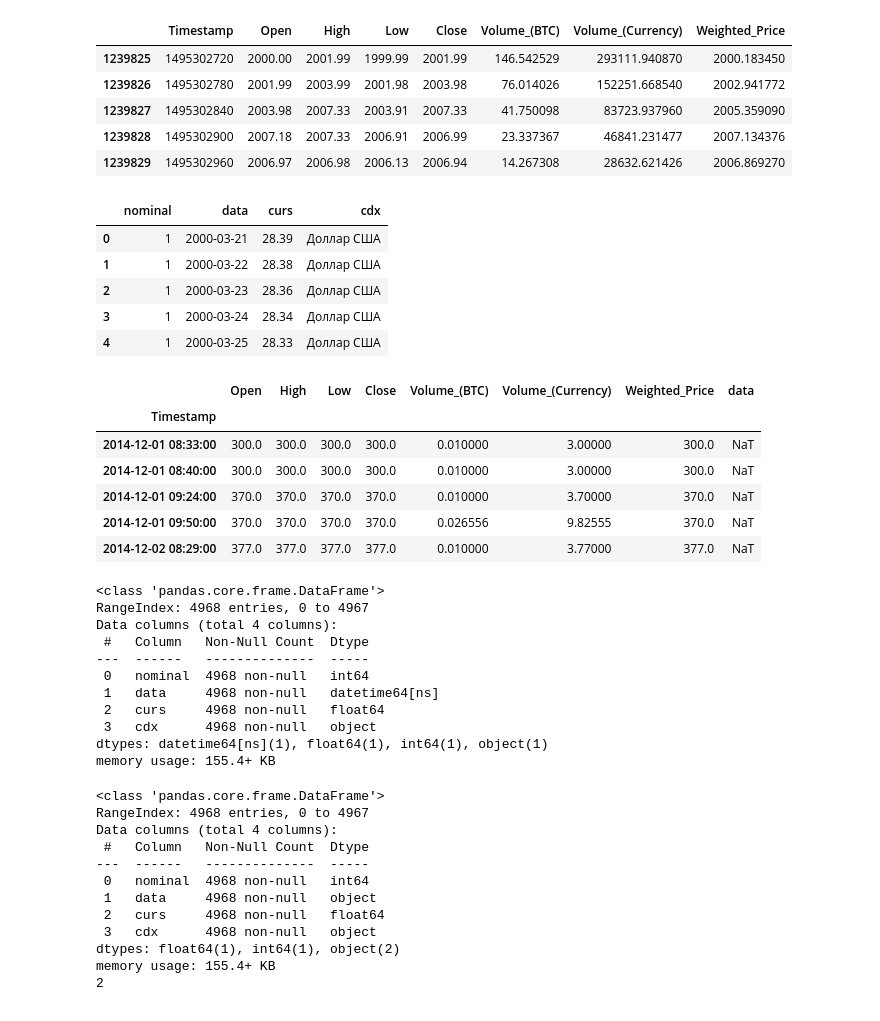
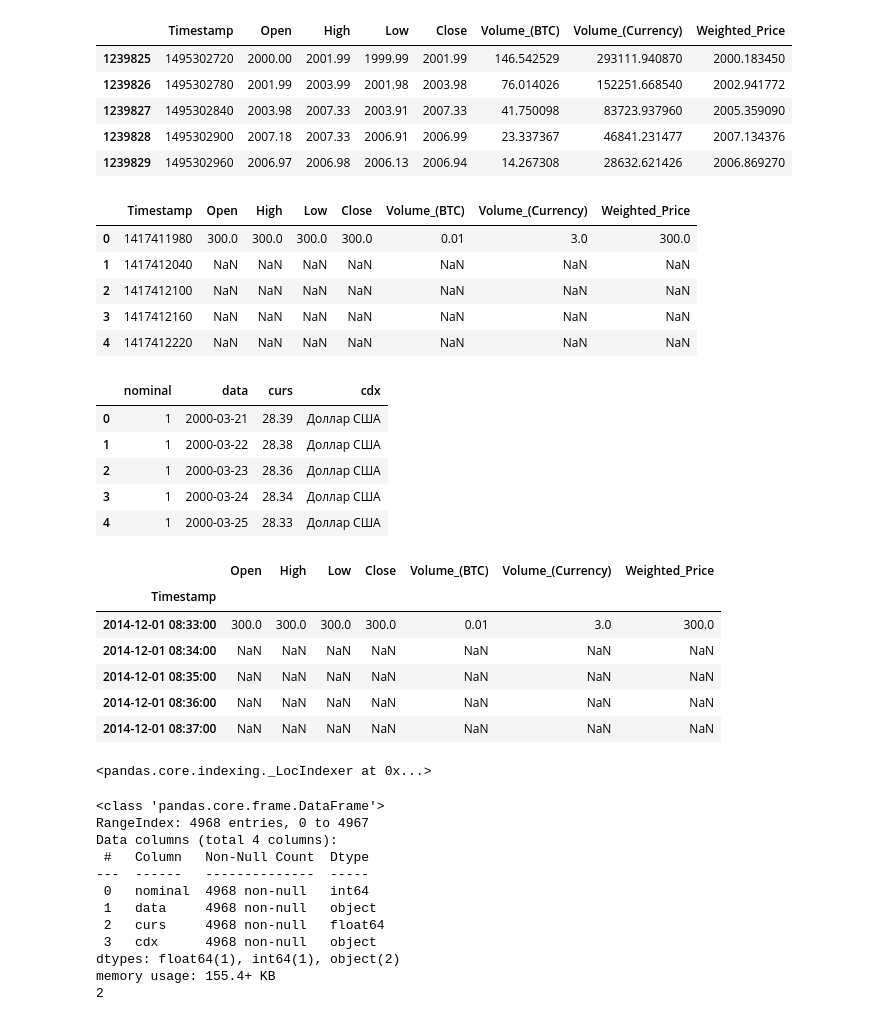
Before and after one commit to Telladium/bitcoin-analytics, a Jupyter notebook: 4. Main.ipynb, the cells around one changed output. Cells and saved outputs as stored; diff of their text form; code cells hidden in the pictures.

```diff
--- a/4. Main.ipynb
+++ b/4. Main.ipynb
@@ -156,39 +156,43 @@ btc[btc['Weighted_Price']>2000].head() # Выберем строки, где о
 # %%
 УЗНАЕМ СКОЛЬКО СТОИЛ БИТКОИН В РУБЛЯХ
 # %%
+btc = pd.read_csv("coinbaseUSD_1-min_data_2014-12-01_to_2019-01-09.csv")
 usd_rub=pd.read_excel("DS_rub-usb_2000-2020.xlsx") #Подгружаем DataSet с курсом рубль-доллар
-usd_rub.head()
-# %% [output]
-|  | nominal | data | curs | cdx |
-| 0 | 1 | 2000-03-21 | 28.39 | Доллар США |
-| 1 | 1 | 2000-03-22 | 28.38 | Доллар США |
-| 2 | 1 | 2000-03-23 | 28.36 | Доллар США |
-| 3 | 1 | 2000-03-24 | 28.34 | Доллар США |
-| 4 | 1 | 2000-03-25 | 28.33 | Доллар США |
 # %%
 btc.head()
 # %% [output]
-|  | Open | High | Low | Close | Volume_(BTC) | Volume_(Currency) | Weighted_Price | data |
-| Timestamp |  |  |  |  |  |  |  |  |
-| 2014-12-01 08:33:00 | 300.0 | 300.0 | 300.0 | 300.0 | 0.010000 | 3.00000 | 300.0 | NaT |
-| 2014-12-01 08:40:00 | 300.0 | 300.0 | 300.0 | 300.0 | 0.010000 | 3.00000 | 300.0 | NaT |
-| 2014-12-01 09:24:00 | 370.0 | 370.0 | 370.0 | 370.0 | 0.010000 | 3.70000 | 370.0 | NaT |
-| 2014-12-01 09:50:00 | 370.0 | 370.0 | 370.0 | 370.0 | 0.026556 | 9.82555 | 370.0 | NaT |
-| 2014-12-02 08:29:00 | 377.0 | 377.0 | 377.0 | 377.0 | 0.010000 | 3.77000 | 377.0 | NaT |
+|  | Timestamp | Open | High | Low | Close | Volume_(BTC) | Volume_(Currency) | Weighted_Price |
+| 0 | 1417411980 | 300.0 | 300.0 | 300.0 | 300.0 | 0.01 | 3.0 | 300.0 |
+| 1 | 1417412040 | NaN | NaN | NaN | NaN | NaN | NaN | NaN |
+| 2 | 1417412100 | NaN | NaN | NaN | NaN | NaN | NaN | NaN |
+| 3 | 1417412160 | NaN | NaN | NaN | NaN | NaN | NaN | NaN |
+| 4 | 1417412220 | NaN | NaN | NaN | NaN | NaN | NaN | NaN |
 # %%
-usd_rub.info()
+usd_rub.head()
 # %% [output]
-<class 'pandas.core.frame.DataFrame'>
-RangeIndex: 4968 entries, 0 to 4967
-Data columns (total 4 columns):
- #   Column   Non-Null Count  Dtype
----  ------   --------------  -----
- 0   nominal  4968 non-null   int64
- 1   data     4968 non-null   datetime64[ns]
- 2   curs     4968 non-null   float64
- 3   cdx      4968 non-null   object
-dtypes: datetime64[ns](1), float64(1), int64(1), object(1)
-memory usage: 155.4+ KB
+|  | nominal | data | curs | cdx |
+| 0 | 1 | 2000-03-21 | 28.39 | Доллар США |
+| 1 | 1 | 2000-03-22 | 28.38 | Доллар США |
+| 2 | 1 | 2000-03-23 | 28.36 | Доллар США |
+| 3 | 1 | 2000-03-24 | 28.34 | Доллар США |
+| 4 | 1 | 2000-03-25 | 28.33 | Доллар США |
+# %%
+btc.index=btc["Timestamp"].apply(lambda x:datetime.datetime.fromtimestamp(x))
+del btc["Timestamp"]
+btc.head()
+# %% [output]
+|  | Open | High | Low | Close | Volume_(BTC) | Volume_(Currency) | Weighted_Price |
+| Timestamp |  |  |  |  |  |  |  |
+| 2014-12-01 08:33:00 | 300.0 | 300.0 | 300.0 | 300.0 | 0.01 | 3.0 | 300.0 |
+| 2014-12-01 08:34:00 | NaN | NaN | NaN | NaN | NaN | NaN | NaN |
+| 2014-12-01 08:35:00 | NaN | NaN | NaN | NaN | NaN | NaN | NaN |
+| 2014-12-01 08:36:00 | NaN | NaN | NaN | NaN | NaN | NaN | NaN |
+| 2014-12-01 08:37:00 | NaN | NaN | NaN | NaN | NaN | NaN | NaN |
+# %%
+#btc.index(2)=btc["High"].apply(lambda x: x*2)
+btc.loc
+# %% [output]
+<pandas.core.indexing._LocIndexer at 0x...>
 # %%
 usd_rub["data"]=usd_rub["data"].astype(str)
 # %%
```
